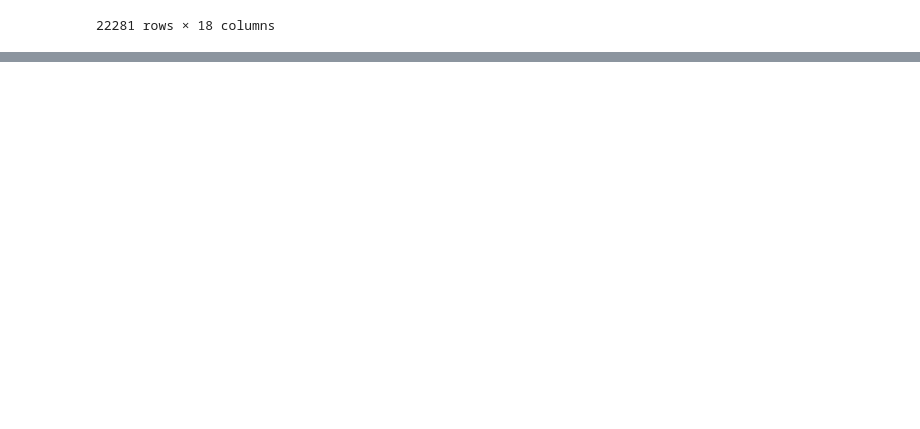
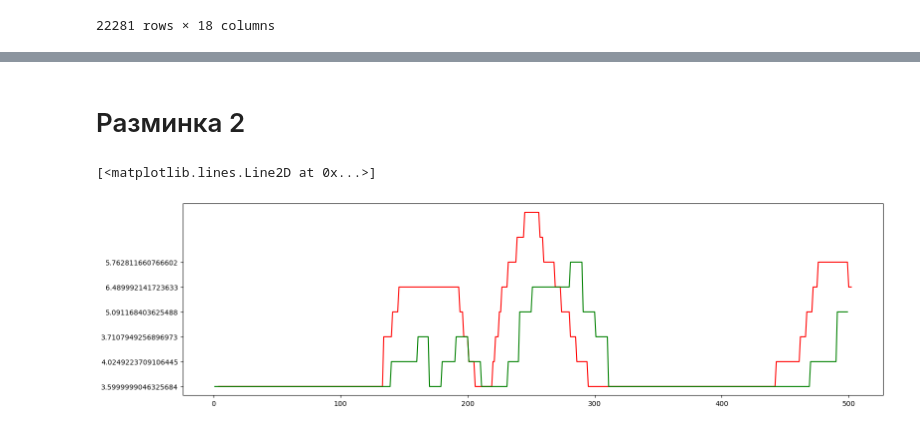
Before and after one commit to 1mm0rTaLzzz/SNAR_HW3_Kalman, a Jupyter notebook: HW3Kalman.ipynb, the cells around one changed output, grey strips where cells are left out. Cells and saved outputs as stored; diff of their text form; code cells hidden in the pictures; blank space fills up the shorter version.

```diff
--- a/HW3Kalman.ipynb
+++ b/HW3Kalman.ipynb
@@ -51,0 +67,23 @@ mymap
+# %% [markdown]
+# Разминка 2
+# %%
+time_OBD = df.iloc[:, 1].values.tolist()
+speed_OBD = df.iloc[:, 13].values.tolist()
+time_GPS = df.iloc[:, 0].values.tolist()
+speed_GPS = df.iloc[:, 16].values.tolist()
+# %%
+time_GPS = [x[11:19] for x in time_GPS]
+time_OBD = [x[12:] for x in time_OBD]
+# %%
+speed_GPS = [x for x in speed_GPS if all(c.isdigit() or c == '.' for c in x)]
+# %%
+f=plt.figure()
+f.set_figwidth(40)
+f.set_figheight(5)
+
+plt.subplot(121)
+plt.plot([i for i in range(len(time_OBD))][4:503], speed_OBD[4:503],'r')
+plt.plot([i for i in range(len(time_GPS))][1:500], speed_GPS[1:500],'g')
+# %% [output]
+[<matplotlib.lines.Line2D at 0x...>]
+[figure, added]
```
Also changed, not shown: parts of 16 cells of this notebook.
